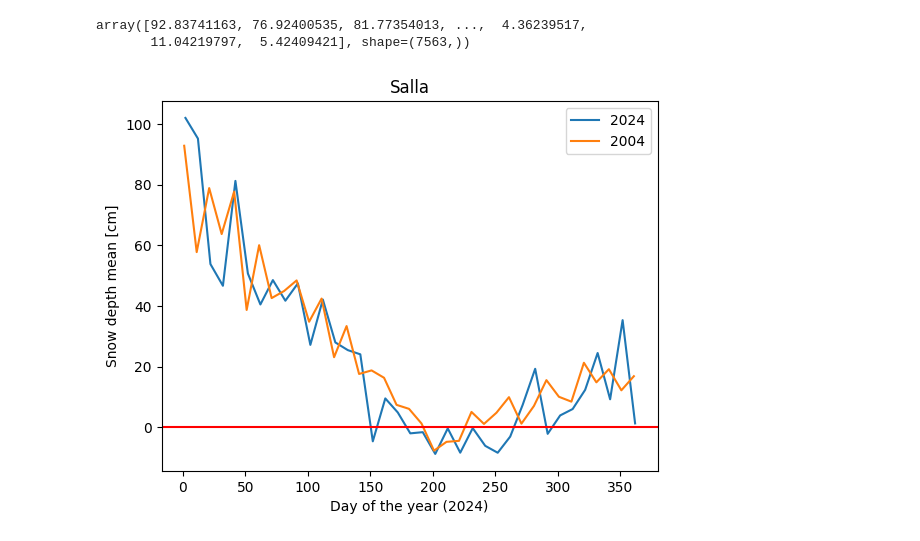
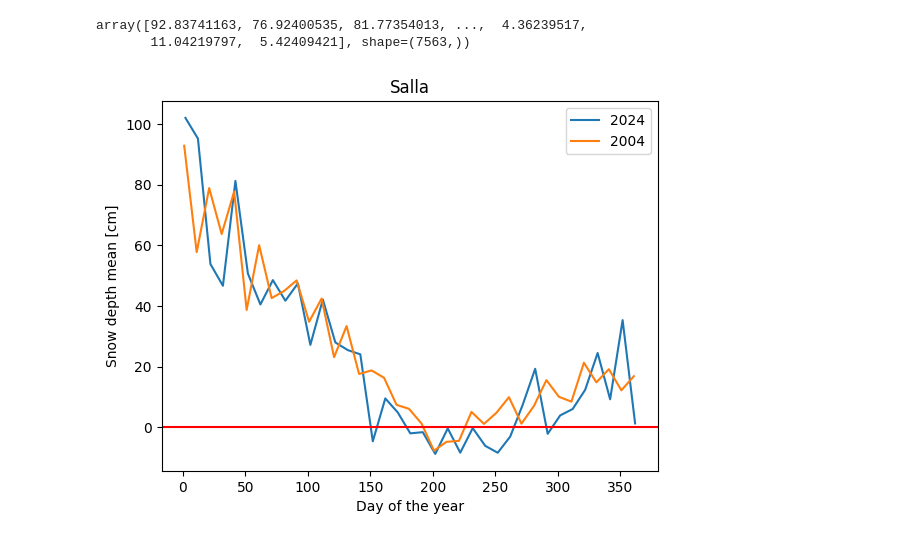
Before and after one commit to Mini-project-Team-Theta/team_theta, a Jupyter notebook: salla_df_polymodel.ipynb, the cells around one changed output. Cells and saved outputs as stored; diff of their text form; code cells hidden in the pictures.

```diff
--- a/salla_df_polymodel.ipynb
+++ b/salla_df_polymodel.ipynb
@@ -57,11 +57,11 @@ x2004 = X["day_of_year"][:365:10]
 # %%
 plt.plot(x2024, y2024, label= "2024")
 plt.plot(x2004, y2004, label= "2004")
 plt.title('Salla')
 plt.legend()
 plt.axhline(y=0, color="red")
 plt.ylabel('Snow depth mean [cm]')
-plt.xlabel('Day of the year (2024)')
+plt.xlabel('Day of the year')
 plt.show()
 # %% [output]
-[figure, old version]
+[figure, new version]
```
Also changed, not shown: 4 other files.
